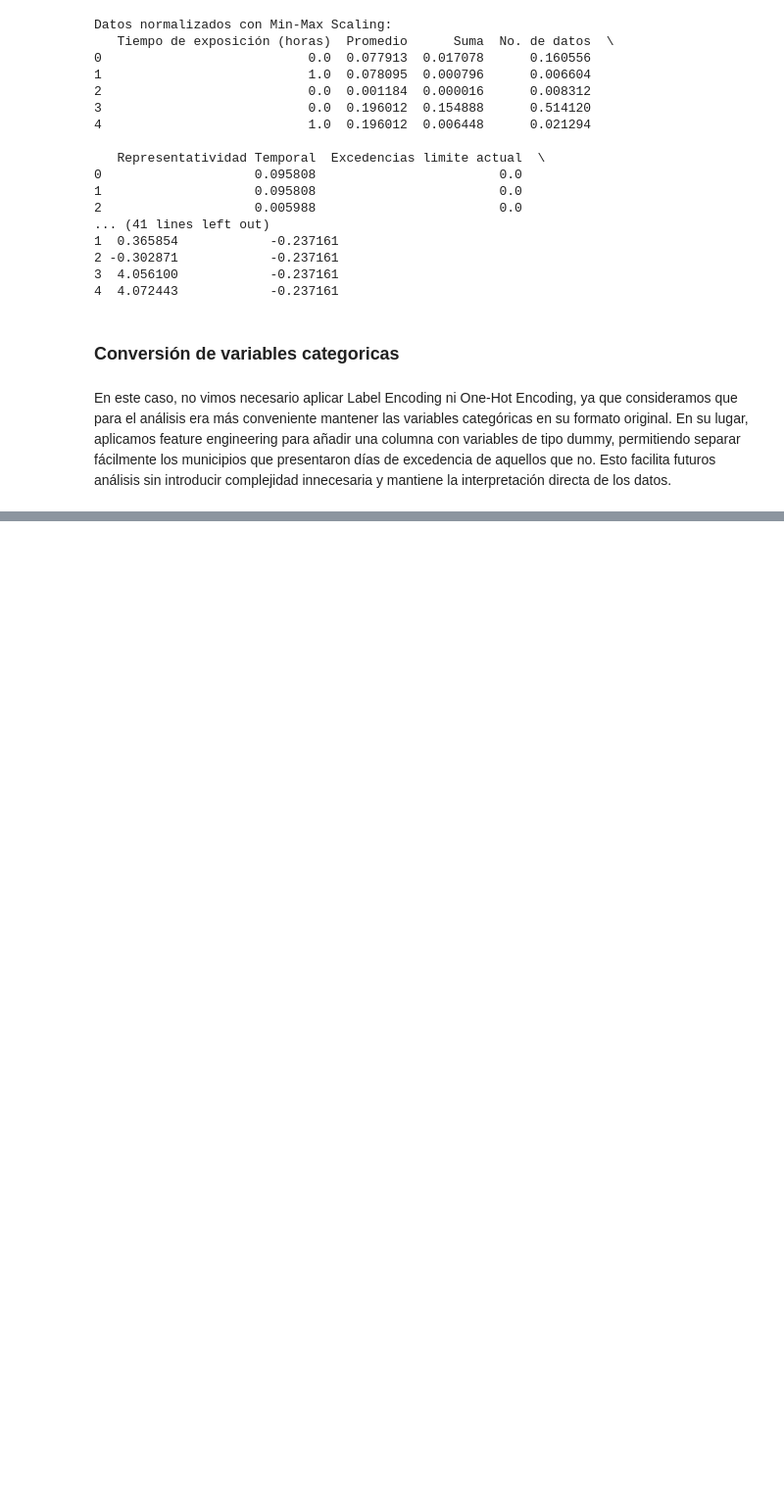
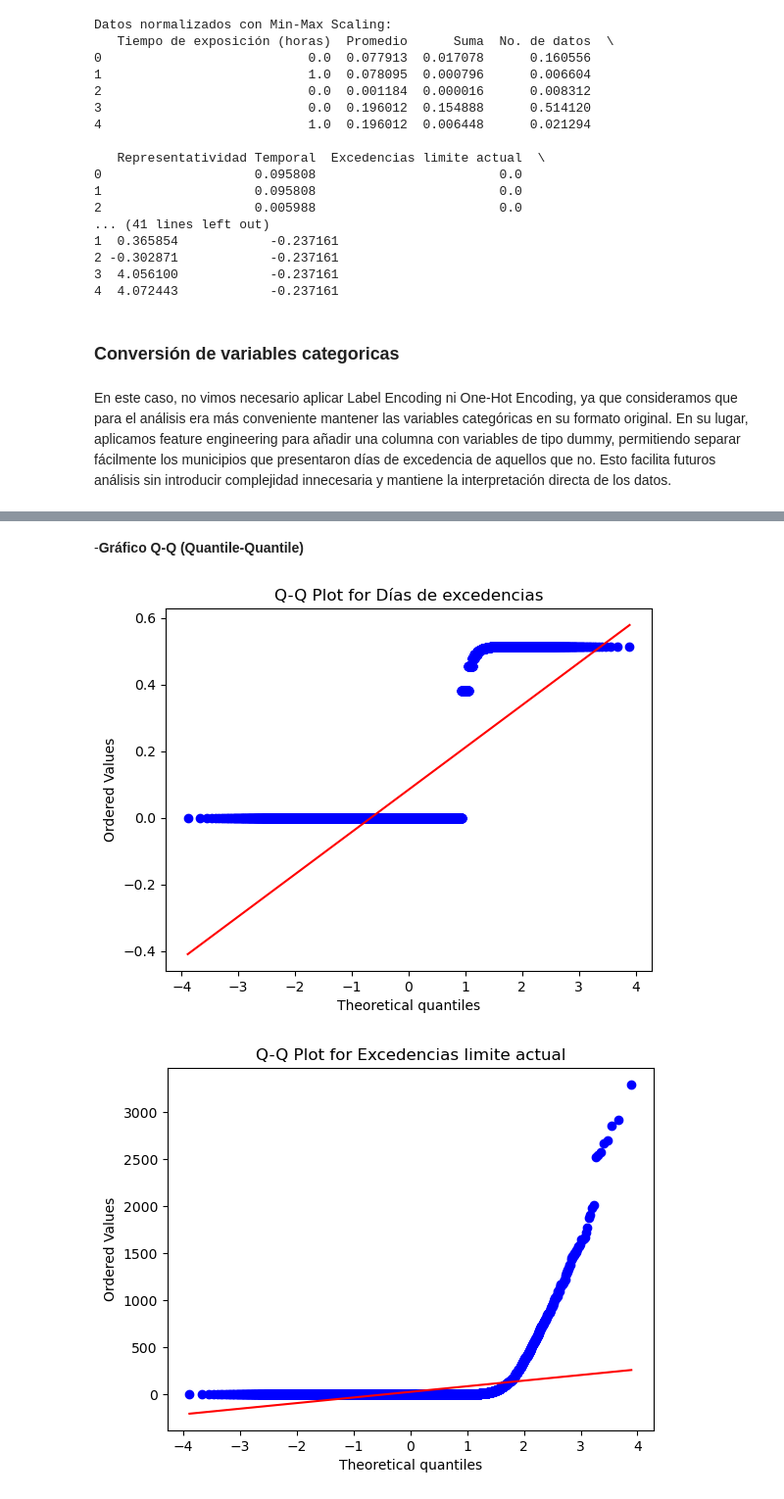
Before and after one commit to david37432/Parcial1Analitica, a Jupyter notebook: ParcialPrimerCorteAnalitica(of).ipynb, the cells around one changed output, grey strips where cells are left out. Shown at 98% size. Drawn from its saved outputs; the diff is of its cells as text; code cells hidden in the pictures; blank space fills up the shorter version.

Commit message:
Parcial Final Primer Corte

```diff
--- a/ParcialPrimerCorteAnalitica.ipynb
+++ b/ParcialPrimerCorteAnalitica(of).ipynb
@@ -23,7 +23,7 @@ from scipy import stats
 
 
 # Cargar los datos desde un archivo CSV
-url = "C:\\Users\\Luisa Carpintero\\Documents\\Universidad\\Sexto\\Analitica de datos\\Corte\\Parcial\\CALIDAD_DEL_AIRE_EN_COLOMBIA__PROMEDIO_ANUAL__20250220.csv"
+url = "C:\\Users\\Asus-Laptop\\Downloads\\CALIDAD_DEL_AIRE_EN_COLOMBIA__PROMEDIO_ANUAL__20250221.csv"
 df = pd.read_csv(url)
 
 
@@ -787,0 +803,25 @@ La aplicación de la estandarización y la transformación Box-Cox mejora signif
+# %%
+import pandas as pd
+import scipy.stats as stats
+
+
+# Seleccionar las columnas numéricas relacionadas con la pregunta de investigación
+numerical_cols = [
+    "Días de excedencias",
+    "Excedencias limite actual",
+    "Porcentaje excedencias limite actual"
+]
+
+# Realizar la prueba de Kolmogorov-Smirnov para cada columna numérica
+ks_results = {}
+for col in numerical_cols:
+    ks_test = stats.kstest(df[col].dropna(), 'norm')
+    ks_results[col] = {"Statistic": ks_test.statistic, "p-value": ks_test.pvalue}
+
+# Mostrar resultados de la prueba de Kolmogorov-Smirnov para cada columna numérica
+for col, result in ks_results.items():
+    print(f"Kolmogorov-Smirnov Test for {col}: Statistic={result['Statistic']}, p-value={result['p-value']}")
+    if result['p-value'] < 0.05:
+        print(f"El valor-p para {col} es menor a 0.05, por lo tanto rechazamos la hipótesis nula de que los datos son normales.")
+    else:
+        print(f"El valor-p para {col} es mayor o igual a 0.05, por lo tanto no rechazamos la hipótesis nula de que los datos son normales.")
@@ -787,0 +839,23 @@ La aplicación de la estandarización y la transformación Box-Cox mejora signif
+# %% [markdown]
+-**Gráfico Q-Q (Quantile-Quantile)**
+# %%
+import pandas as pd
+import scipy.stats as stats
+import matplotlib.pyplot as plt
+
+
+# Seleccionar las columnas numéricas relacionadas con la pregunta de investigación
+numerical_cols = [
+    "Días de excedencias",
+    "Excedencias limite actual",
+    "Porcentaje excedencias limite actual"
+]
+
+# Realizar gráficos Q-Q para cada columna numérica
+for col in numerical_cols:
+    stats.probplot(df[col].dropna(), dist="norm", plot=plt)
+    plt.title(f'Q-Q Plot for {col}')
+    plt.show()
+# %% [output]
+[figure, added]
+[figure, added]
```
Also changed, not shown: parts of 27 cells of this notebook, 4 other files.
